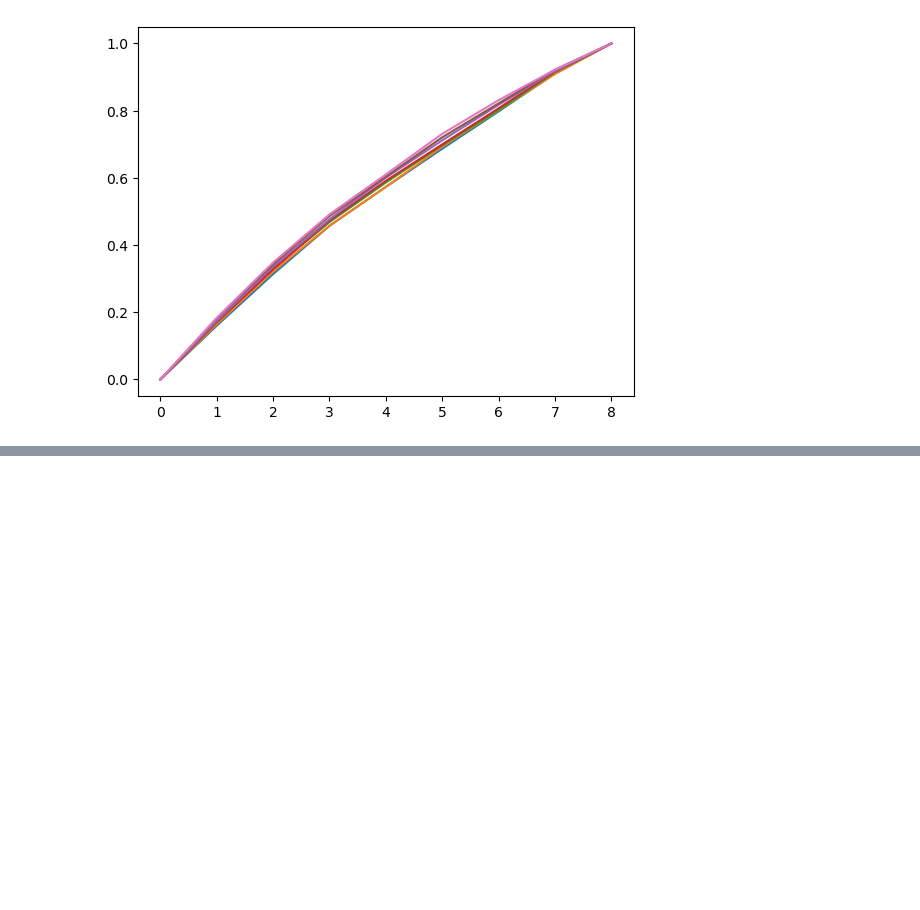
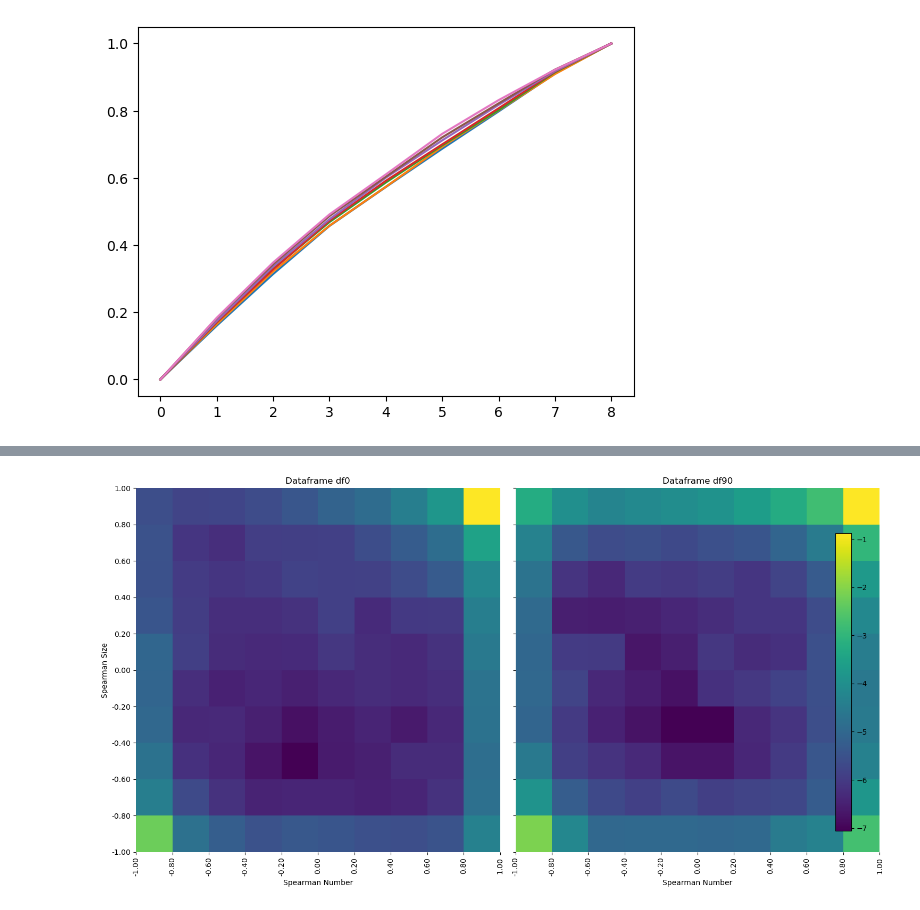
Before and after one commit to dongildonlee/Interference, a Jupyter notebook: codes/fig2/Untitled1.ipynb, the cells around one changed output, grey strips where cells are left out. Drawn from its saved outputs; the diff is of its cells as text; code cells hidden in the pictures; blank space fills up the shorter version.

```diff
--- a/codes/fig2/Untitled1.ipynb
+++ b/codes/fig2/Untitled1.ipynb
@@ -116,0 +246,74 @@ plt.show()
+# %%
+import matplotlib.gridspec as gridspec
+
+def compute_log_hist(df):
+    # Create weights for the dataframe
+    weights = np.ones_like(df['spearman_number']) / len(df['spearman_number'])
+
+    # Number of bins
+    bins_num = 10
+
+    # Compute bin edges for x and y
+    x_bins = np.histogram_bin_edges(df['spearman_number'], bins=bins_num)
+    y_bins = np.histogram_bin_edges(df['spearman_size'], bins=bins_num)
+
+    # Calculate the 2D histogram
+    hist_data, x_edges, y_edges = np.histogram2d(df['spearman_number'], df['spearman_size'], bins=[x_bins, y_bins], weights=weights)
+
+    # Transform the data using log (add a small constant to avoid log(0))
+    log_hist_data = np.log(hist_data + 1e-10)  # adding 1e-10 to avoid taking log(0)
+
+    return log_hist_data, x_bins, y_bins
+
+
+# Calculate the histograms for both dataframes
+log_hist_data0, x_bins0, y_bins0 = compute_log_hist(df0)
+log_hist_data90, x_bins90, y_bins90 = compute_log_hist(df90)
+
+# Determine common colorbar limits
+vmin = min(log_hist_data0.min(), log_hist_data90.min())
+vmax = max(log_hist_data0.max(), log_hist_data90.max())
+
+cmap = plt.get_cmap('viridis')
+cmap.set_bad(cmap(0))
+
+fig, (ax0, ax1) = plt.subplots(nrows=1, ncols=2, figsize=(15, 8), sharey=True)
+
+# Plot the heatmap for df0, ensure data is flipped along the vertical axis
+sns.heatmap(np.flipud(log_hist_data0.T), ax=ax0, cmap=cmap, cbar=False, xticklabels=False, yticklabels=False)
+
+# Plot the heatmap for df90, ensure data is flipped along the vertical axis
+sns.heatmap(np.flipud(log_hist_data90.T), ax=ax1, cmap=cmap, cbar=False, xticklabels=False, yticklabels=False)
+
+
+# Set ticks to represent the bin edges for both heatmaps
+ax0.set_xticks(np.arange(len(x_bins0)))
+ax0.set_yticks(np.arange(len(y_bins0)))
+ax0.set_xticklabels([f"{edge:.2f}" for edge in x_bins0], rotation=90)
+ax0.set_yticklabels(reversed([f"{edge:.2f}" for edge in y_bins0]))  # Reverse the y tick labels
+#ax0.invert_yaxis()  # Invert the y-axis for the heatmap
+
+ax1.set_xticks(np.arange(len(x_bins90)))
+ax1.set_xticklabels([f"{edge:.2f}" for edge in x_bins90], rotation=90)
+
+# Colorbar settings
+cbar_ax = fig.add_axes([0.93, 0.15, 0.02, 0.7])
+norm = colors.Normalize(vmin=vmin, vmax=vmax)
+cb = plt.colorbar(plt.cm.ScalarMappable(norm=norm, cmap=cmap), cax=cbar_ax)
+
+cbar = ax.collections[0].colorbar
+log_ticks = np.array([-7, -6, -5, -4, -3, -2], dtype=float)
+cbar.set_ticks(log_ticks)
+cbar.set_ticklabels(10**log_ticks)
+
+# Add titles and labels
+ax0.set_title('Dataframe df0')
+ax1.set_title('Dataframe df90')
+ax0.set_xlabel('Spearman Number')
+ax0.set_ylabel('Spearman Size')
+ax1.set_xlabel('Spearman Number')
+
+plt.tight_layout()
+plt.show()
+# %% [output]
+[figure, added]
```
Also changed, not shown: parts of 6 cells of this notebook, 1 other file.
